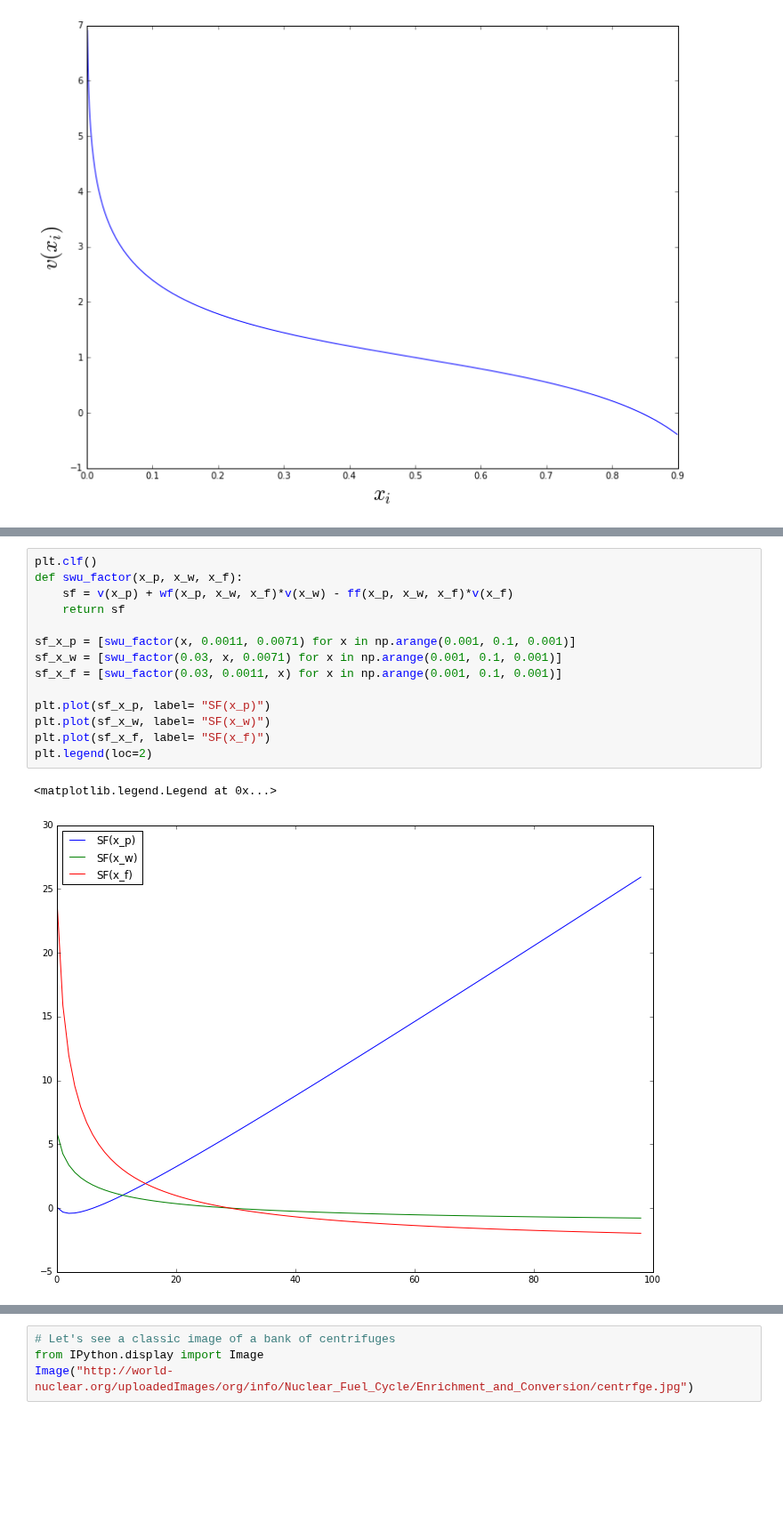
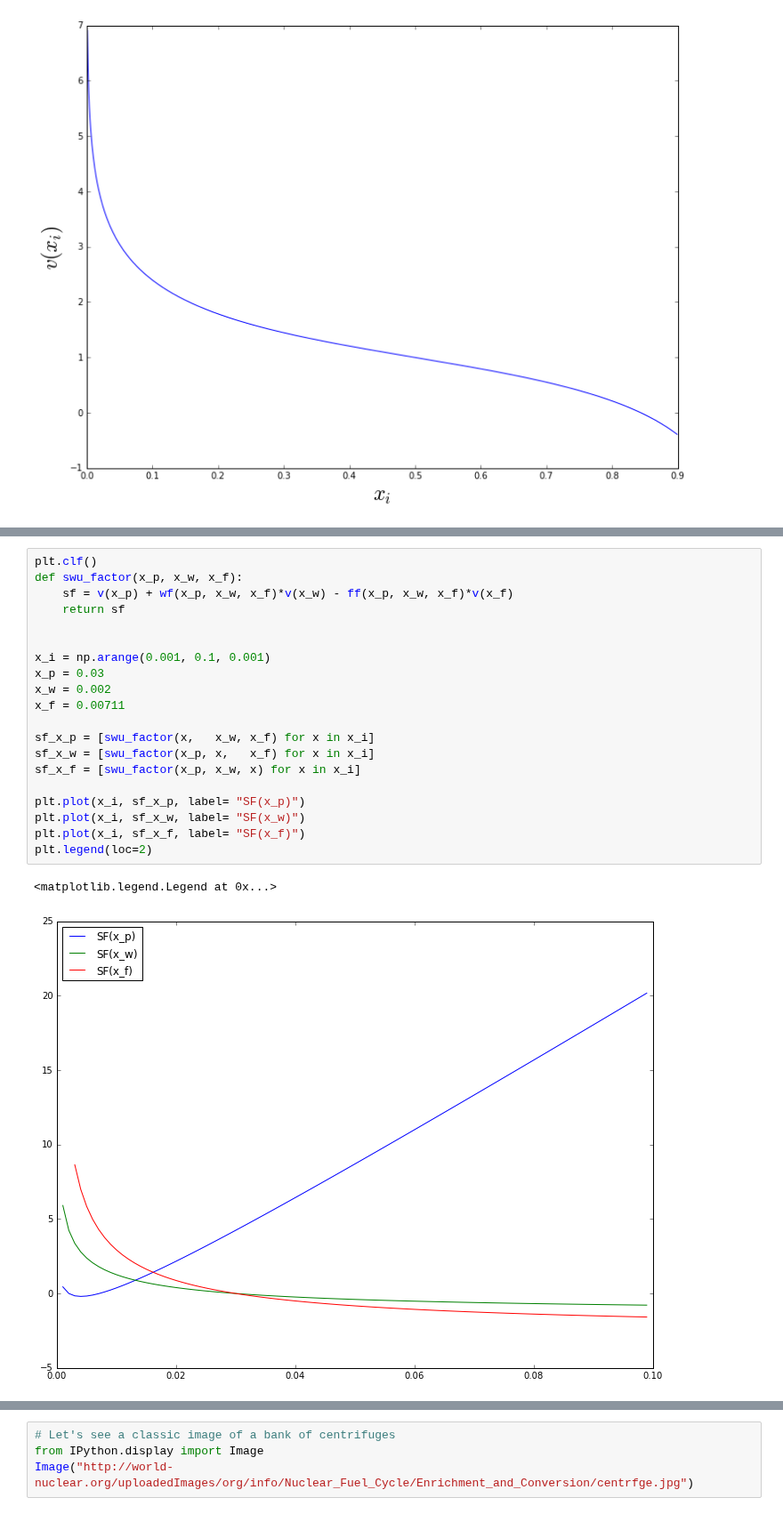
Before and after one commit to katyhuff/npre412, a Jupyter notebook: enrichment/enrichment.ipynb, the cells around one changed output, grey strips where cells are left out. Shown at 89% size. Cells and saved outputs as stored; diff of their text form; blank space fills up the shorter version.

```diff
--- a/enrichment/enrichment.ipynb
+++ b/enrichment/enrichment.ipynb
@@ -256,17 +283,23 @@ plt.legend(loc=2)
 # %%
 plt.clf()
 def swu_factor(x_p, x_w, x_f):
     sf = v(x_p) + wf(x_p, x_w, x_f)*v(x_w) - ff(x_p, x_w, x_f)*v(x_f)
     return sf
 
-sf_x_p = [swu_factor(x, 0.0011, 0.0071) for x in np.arange(0.001, 0.1, 0.001)]
-sf_x_w = [swu_factor(0.03, x, 0.0071) for x in np.arange(0.001, 0.1, 0.001)]
-sf_x_f = [swu_factor(0.03, 0.0011, x) for x in np.arange(0.001, 0.1, 0.001)]
 
-plt.plot(sf_x_p, label= "SF(x_p)")
-plt.plot(sf_x_w, label= "SF(x_w)")
-plt.plot(sf_x_f, label= "SF(x_f)")
+x_i = np.arange(0.001, 0.1, 0.001)
+x_p = 0.03
+x_w = 0.002
+x_f = 0.00711
+
+sf_x_p = [swu_factor(x,   x_w, x_f) for x in x_i]
+sf_x_w = [swu_factor(x_p, x,   x_f) for x in x_i]
+sf_x_f = [swu_factor(x_p, x_w, x) for x in x_i]
+
+plt.plot(x_i, sf_x_p, label= "SF(x_p)")
+plt.plot(x_i, sf_x_w, label= "SF(x_w)")
+plt.plot(x_i, sf_x_f, label= "SF(x_f)")
 plt.legend(loc=2)
 # %% [output]
 <matplotlib.legend.Legend at 0x...>
-[figure, old version]
+[figure, new version]
```
Also changed, not shown: parts of 9 cells of this notebook.
